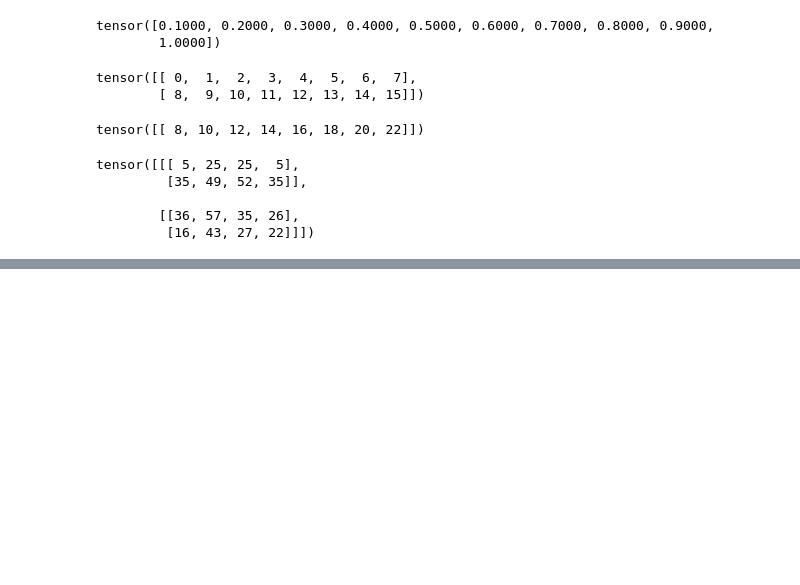
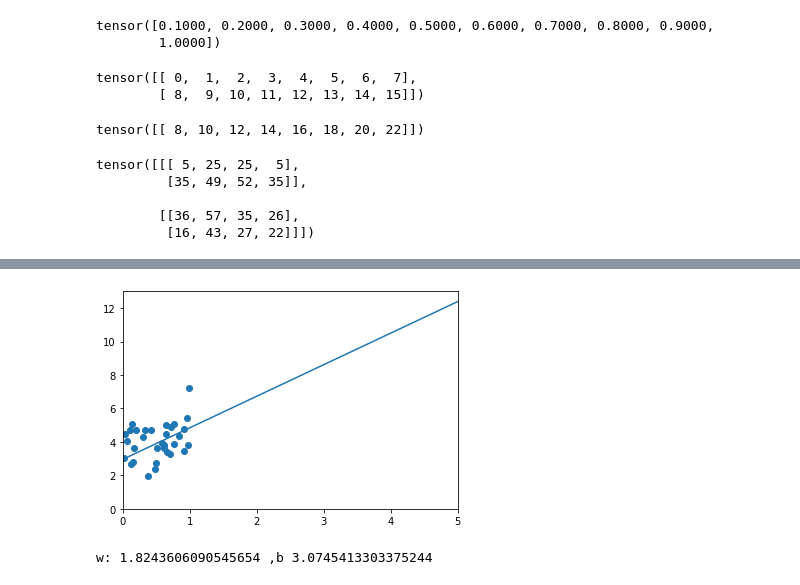
Before and after one commit to Cozyzheng/Neural-Network, a Jupyter notebook: python/pytorch_tensor.ipynb, the cells around one changed output, grey strips where cells are left out. Drawn from its saved outputs; the diff is of its cells as text; code cells hidden in the pictures; blank space fills up the shorter version.

```diff
--- a/python/pytorch_tensor.ipynb
+++ b/python/pytorch_tensor.ipynb
@@ -138,0 +163,41 @@ tensor([[[ 5, 25, 25,  5],
+# %%
+# 线性回归
+w = t.rand(1,1).to(device)
+b = t.zeros(1,1).to(device)
+lr = 0.02
+
+for ii in range(500):
+    x, y = get_fake_data(batch_size=4)
+
+    #forward: loss
+    y_pred = x.mm(w) + b.expand_as(y) #扩展size，并且改变b
+    loss = 0.5 *(y_pred- y) ** 2
+    loos = loss.mean()
+
+    #backward:grad
+    dloss = 1
+    dy_pred = dloss * (y_pred - y)
+
+    dw = x.t().mm(dy_pred)
+    db = dy_pred.sum()
+
+    # update param
+    w.sub_(lr * dw)
+    b.sub_(lr * db)
+
+    if ii % 50 == 0:
+        display.clear_output(wait = True)
+        x = t.arange(0,6).view(-1,1)
+        y = x.float().mm(w) + b.expand_as(x)
+        plt.plot(x.numpy(), y.numpy()) # predicted
+
+        x2, y2 = get_fake_data(batch_size=32)
+        plt.scatter(x2.numpy(), y2.numpy())
+        plt.xlim(0,5)
+        plt.ylim(0,13)
+        plt.show()
+        plt.pause(0.5)
+print('w:', w.item(), ',b', b.item())
+# %% [output]
+[figure, added]
+w: 1.8243606090545654 ,b 3.0745413303375244
```
Also changed, not shown: parts of 4 cells of this notebook, 2 other files.
